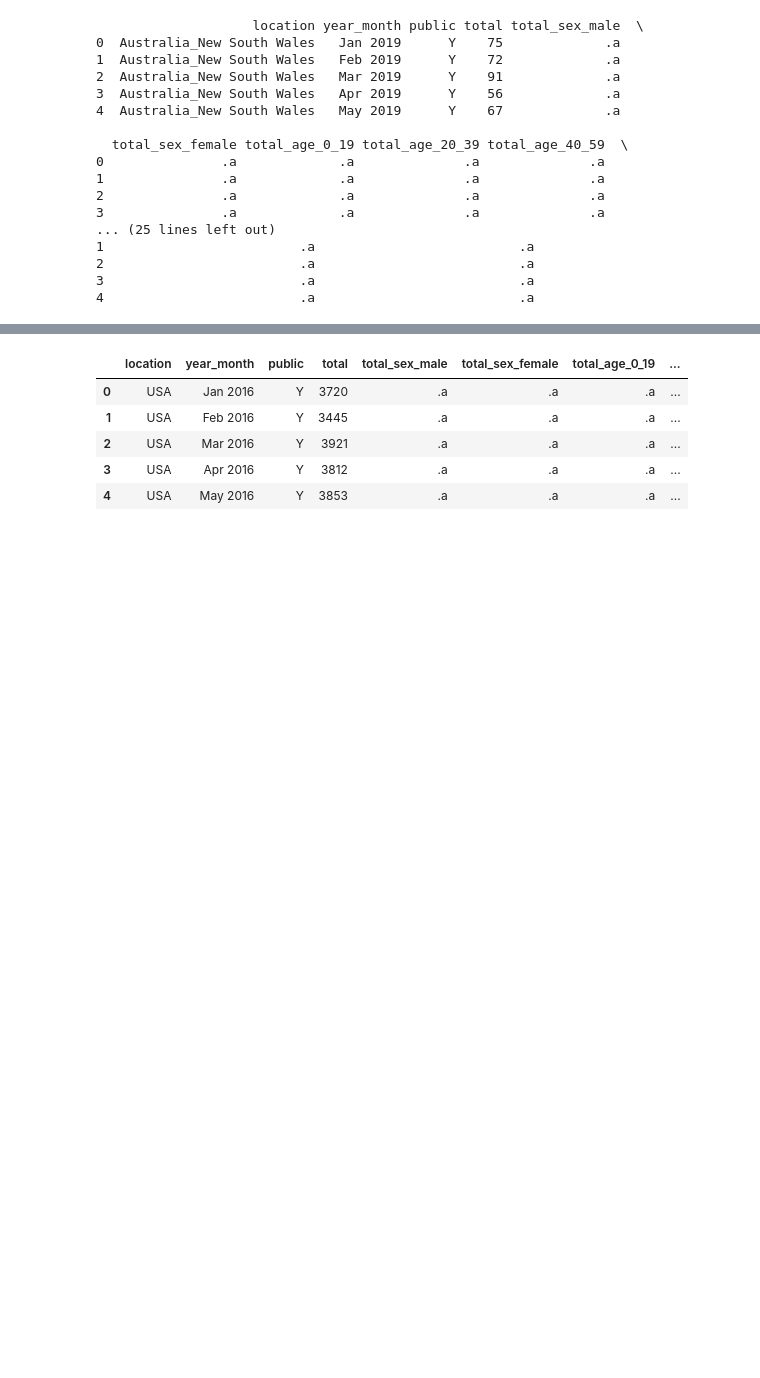
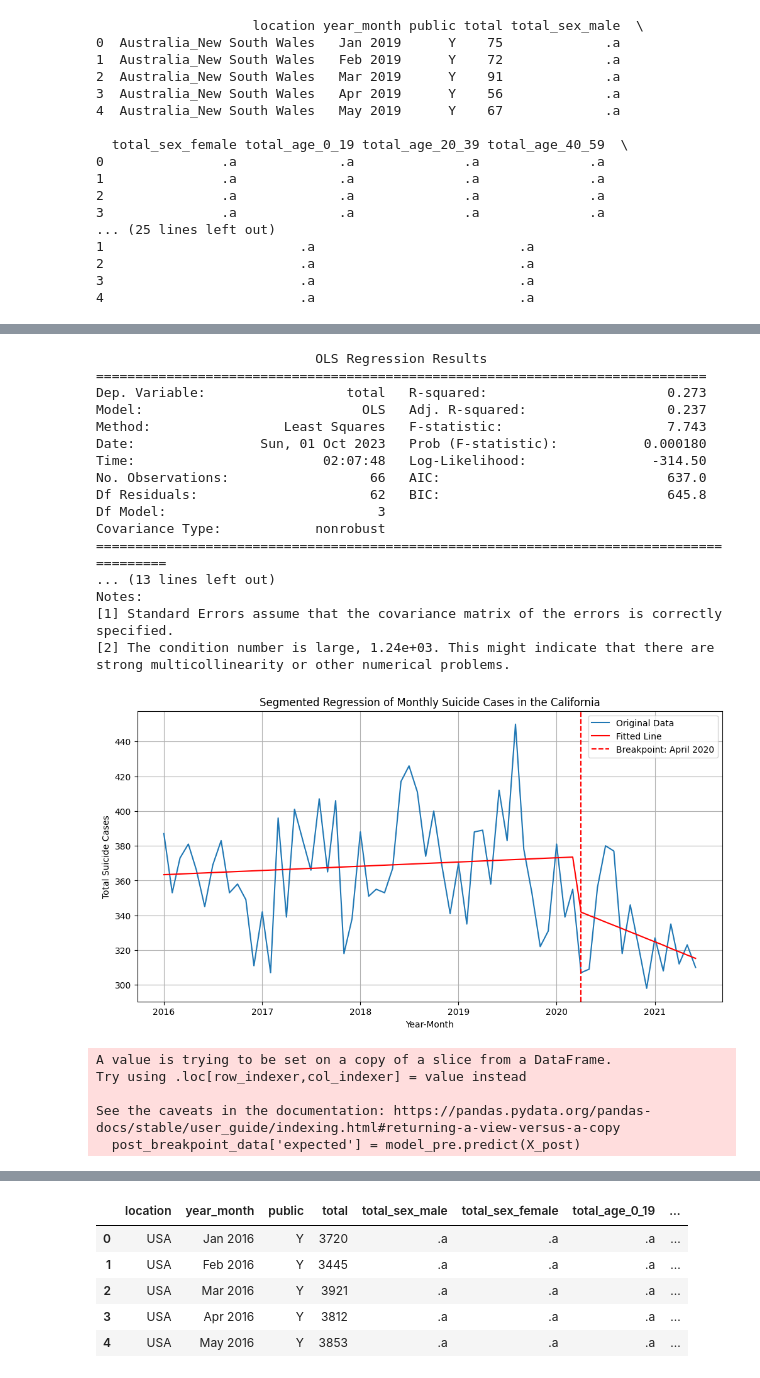
Before and after one commit to worldterminator/mess, a Jupyter notebook: Dan's.ipynb, the cells around one changed output, grey strips where cells are left out. Drawn from its saved outputs; the diff is of its cells as text; code cells hidden in the pictures; blank space fills up the shorter version.

```diff
--- a/Dan's.ipynb
+++ b/Dan's.ipynb
@@ -30,0 +56,15 @@ print(df.head())
+# %%
+import numpy as np
+# Convert 'year_month' to a datetime object
+ca_df['year_month'] = pd.to_datetime(ca_df['year_month'], format='%b %Y')
+
+# Set 'year_month' as the index
+ca_df.set_index('year_month', inplace=True)
+
+# For segmented regression, you may want to create a binary variable representing the period before and after the breakpoint
+ca_df['post_breakpoint'] = (ca_df.index >= '2020-04-01').astype(int)
+
+# You might also want to create a time variable representing the months elapsed since the beginning of the series
+ca_df['time'] = np.arange(len(ca_df))
+
+ca_df.head()
@@ -30,0 +79,52 @@ print(df.head())
+# %%
+# Create the independent variable for the regression model
+ca_df['time_after_breakpoint'] = ca_df['time'] * ca_df['post_breakpoint']
+X = ca_df[['time', 'post_breakpoint', 'time_after_breakpoint']]
+X = sm.add_constant(X)  # Add a constant to the model (i.e., the intercept)
+# ~columns to numeric, handling errors by converting them to NaN
+ca_df['total'] = pd.to_numeric(ca_df['total'], errors='coerce')
+ca_df['time'] = pd.to_numeric(ca_df['time'], errors='coerce')
+ca_df['post_breakpoint'] = pd.to_numeric(ca_df['post_breakpoint'], errors='coerce')
+ca_df['time_after_breakpoint'] = pd.to_numeric(ca_df['time_after_breakpoint'], errors='coerce')
+ca_df = ca_df.dropna(subset=['total', 'time', 'post_breakpoint', 'time_after_breakpoint'])
+import statsmodels.api as sm
+# the dependent variable
+y = ca_df['total']
+
+# Fit the regression model
+model = sm.OLS(y, X).fit()
+print(model.summary())
+
+# Predict the values using the model
+ca_df['predicted'] = model.predict(X)
+
+# Plot it!!!!!
+plt.figure(figsize=(12, 6))
+plt.plot(ca_df.index, ca_df['total'], label='Original Data')
+plt.plot(ca_df.index, ca_df['predicted'], color='red', label='Fitted Line')
+plt.axvline(pd.Timestamp('2020-04-01'), color='r', linestyle='--', label='Breakpoint: April 2020')
+plt.title('Segmented Regression of Monthly Suicide Cases in the California')
+plt.xlabel('Year-Month')
+plt.ylabel('Total Suicide Cases')
+plt.legend()
+plt.grid(True)
+plt.show()
+# %% [output]
+                            OLS Regression Results
+==============================================================================
+Dep. Variable:                  total   R-squared:                       0.273
+Model:                            OLS   Adj. R-squared:                  0.237
+Method:                 Least Squares   F-statistic:                     7.743
+Date:                Sun, 01 Oct 2023   Prob (F-statistic):           0.000180
+Time:                        02:07:48   Log-Likelihood:                -314.50
+No. Observations:                  66   AIC:                             637.0
+Df Residuals:                      62   BIC:                             645.8
+Df Model:                           3
+Covariance Type:            nonrobust
+=========================================================================================
+... (13 lines left out)
+Notes:
+[1] Standard Errors assume that the covariance matrix of the errors is correctly specified.
+[2] The condition number is large, 1.24e+03. This might indicate that there are
+strong multicollinearity or other numerical problems.
+[figure, added]
@@ -30,0 +138,12 @@ print(df.head())
+# %%
+post_breakpoint_data = ca_df[ca_df['post_breakpoint'] == 1]
+X_post = post_breakpoint_data[['time']]
+X_post = sm.add_constant(X_post)
+
+post_breakpoint_data['expected'] = model_pre.predict(X_post)
+# %% [output]
+A value is trying to be set on a copy of a slice from a DataFrame.
+Try using .loc[row_indexer,col_indexer] = value instead
+
+See the caveats in the documentation: https://pandas.pydata.org/pandas-docs/stable/user_guide/indexing.html#returning-a-view-versus-a-copy
+  post_breakpoint_data['expected'] = model_pre.predict(X_post)
```
Also changed, not shown: parts of 12 cells of this notebook.
